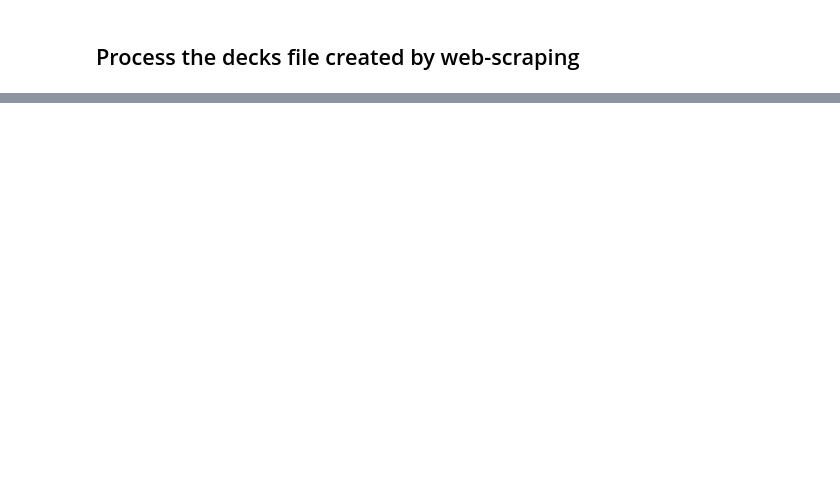
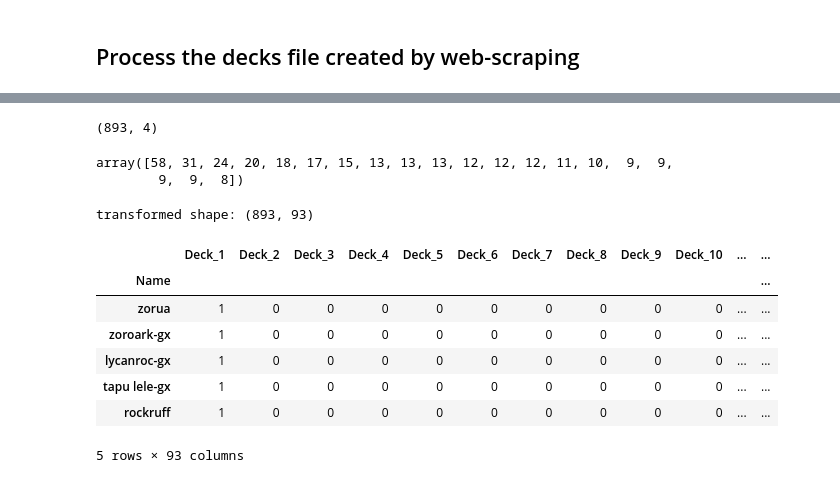
Before and after one commit to build-week2-pokemon1/DataScience, a Jupyter notebook: samir/pokemon.ipynb, the cells around one changed output, grey strips where cells are left out. Saved outputs shown, nothing was run; the diff lists cells and outputs as text; code cells hidden in the pictures; blank space fills up the shorter version.

```diff
--- a/samir/pokemon.ipynb
+++ b/samir/pokemon.ipynb
@@ -286,0 +392,19 @@ sns.scatterplot(data=df_all, x='Move_points', y='Atk_plus_Def');
+# %%
+# deck_and_name['Rank'] = sorted_name_total[deck_and_name.Name == sorted_name_total.Name].Rank
+# This function fails with:
+#   Can only compare identically-labeled Series objects
+# This is because the indices of one do not match the indices of the other.
+# You can sort the two indices to be the same and then try:
+#   sorted_name_total = sorted_name_total.sort_index()
+# Also make sure the shapes of the two series objects are the same
+
+for i in range(len(deck_and_name)):
+    actual_name = deck_and_name.iloc[i, 3]
+    name = deck_and_name.iloc[i, 3]
+    rank = None
+    for j in range(len(sorted_name_total)):
+        if name == sorted_name_total.iloc[j, 0]:
+            rank = sorted_name_total.iloc[j, 2]
+            break
+    deck_and_name.iloc[i, 4] = rank
+deck_and_name.head()
@@ -286,0 +418,2 @@ sns.scatterplot(data=df_all, x='Move_points', y='Atk_plus_Def');
+# %%
+deck_and_name['Rank'] = deck_and_name['Rank'].apply(lambda x: int(x) if (x != None) else None)
@@ -286,0 +429,2 @@ sns.scatterplot(data=df_all, x='Move_points', y='Atk_plus_Def');
+# %%
+deck_and_name = deck_and_name.set_index(['Name'])
@@ -286,0 +441,4 @@ sns.scatterplot(data=df_all, x='Move_points', y='Atk_plus_Def');
+# %%
+enc = ce.OneHotEncoder()
+enc.fit(deck_and_name)     # Encoder only encodes the categorical variables
+enc.get_params()
@@ -286,0 +453,21 @@ sns.scatterplot(data=df_all, x='Move_points', y='Atk_plus_Def');
+# %%
+print(deck_and_name.shape)
+deck_and_name.reset_index().Name.value_counts().values[:20]
+# %% [output]
+(893, 4)
+array([58, 31, 24, 20, 18, 17, 15, 13, 13, 13, 12, 12, 12, 11, 10,  9,  9,
+        9,  9,  8])
+# %%
+transformed = enc.transform(deck_and_name)
+print('transformed shape:', transformed.shape)
+transformed.head()
+# %% [output]
+transformed shape: (893, 93)
+|  | Deck_1 | Deck_2 | Deck_3 | Deck_4 | Deck_5 | Deck_6 | Deck_7 | Deck_8 | Deck_9 | Deck_10 | ... | ... |
+| Name |  |  |  |  |  |  |  |  |  |  |  | ... |
+| zorua | 1 | 0 | 0 | 0 | 0 | 0 | 0 | 0 | 0 | 0 | ... | ... |
+| zoroark-gx | 1 | 0 | 0 | 0 | 0 | 0 | 0 | 0 | 0 | 0 | ... | ... |
+| lycanroc-gx | 1 | 0 | 0 | 0 | 0 | 0 | 0 | 0 | 0 | 0 | ... | ... |
+| tapu lele-gx | 1 | 0 | 0 | 0 | 0 | 0 | 0 | 0 | 0 | 0 | ... | ... |
+| rockruff | 1 | 0 | 0 | 0 | 0 | 0 | 0 | 0 | 0 | 0 | ... | ... |
+5 rows × 93 columns
```
Also changed, not shown: parts of 39 cells of this notebook, 2 other files.
